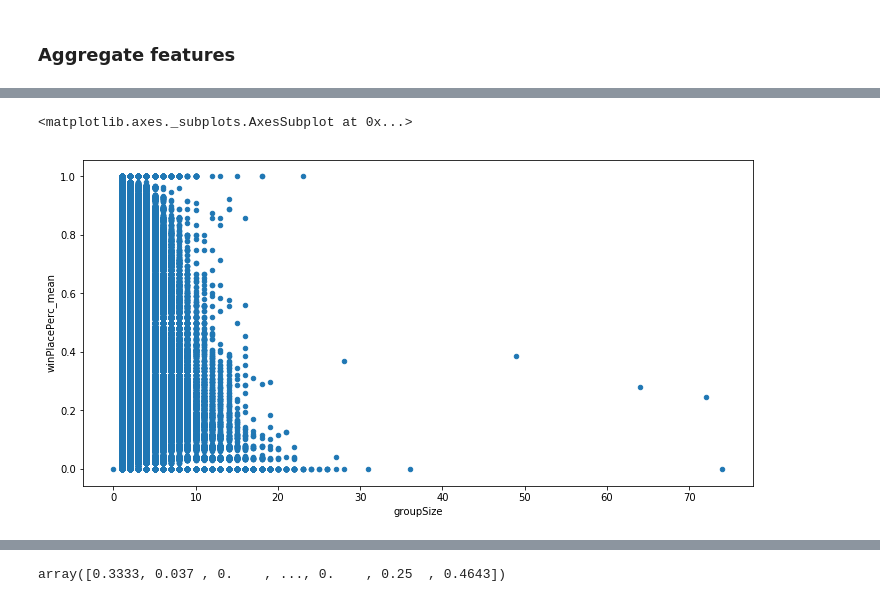
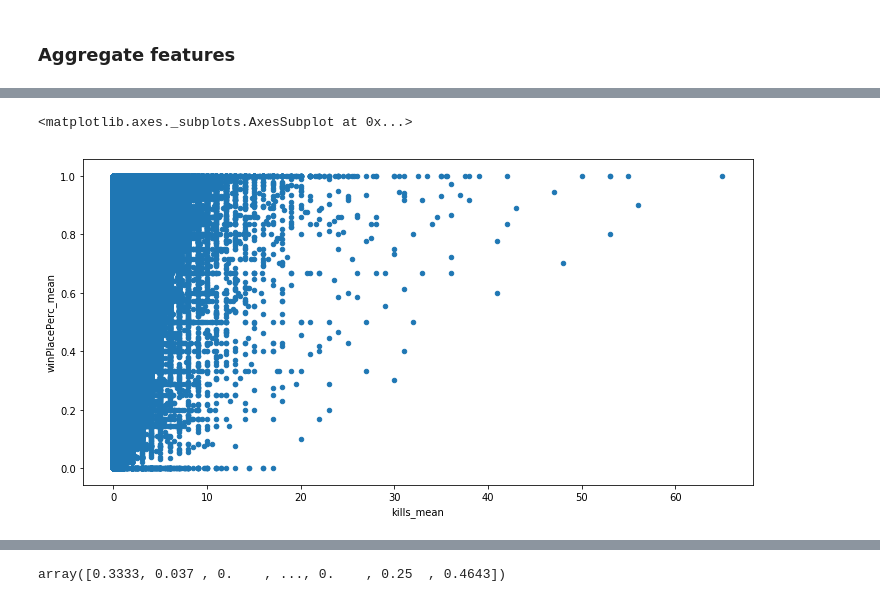
Before and after one commit to asafam/kaggle-pubg, a Jupyter notebook: nn_pubg_solution.ipynb, the cells around one changed output, grey strips where cells are left out. Cells and saved outputs as stored; diff of their text form; code cells hidden in the pictures.

```diff
--- a/nn_pubg_solution.ipynb
+++ b/nn_pubg_solution.ipynb
@@ -141,5 +220,5 @@ raw_train_data[raw_train_data['matchId'] == '41a634f62f86b7']
 # %%
-features = list(raw_train_data.drop(['Id', 'matchId', 'groupId', 'matchType'], axis=1).columns)
+features = list(train_data.drop(['Id', 'matchId', 'groupId', 'matchType', 'matchTypeMode', 'matchTypePerspective'], axis=1).columns)
 features
 # %% [output]
 ['assists',
@@ -164,8 +247,12 @@ features
 # %%
-aggs = {}
+AGGS = {}
 for feature in features:
-    aggs[feature] = ['count', 'mean'] if feature in ['winPlacePerc'] else ['mean', 'std', 'max', 'min']
+    AGGS[feature] = ['count', 'mean'] if feature in ['winPlacePerc'] else ['mean', 'std', 'max', 'min']
 
-train_data = raw_train_data.groupby(['matchId', 'groupId', 'matchType'], as_index=False).agg(aggs)
-train_data.head(5)
+def get_groups_data(data, aggs=AGGS):
+    return data.groupby(['matchId', 'groupId', 'matchType', 'matchTypeMode', 'matchTypePerspective'], as_index=False).agg(aggs)
+
+
+agg_train_data = get_groups_data(train_data)
+agg_train_data.head(5)
 # %% [output]
@@ -179,4 +268,4 @@ train_data.head(5)
 # %%
-train_data.columns = ['_'.join(t).rstrip('_') if t != ('winPlacePerc', 'count') else 'groupSize'  for t in train_data.columns.values]
-train_data.head(25)
+agg_train_data.columns = ['_'.join(t).rstrip('_') if t != ('winPlacePerc', 'count') else 'groupSize'  for t in agg_train_data.columns.values]
+agg_train_data.head(10)
 # %% [output]
@@ -239,5 +307,5 @@ train_data[train_data['matchId'] == '3e029737889ce9']
 # %%
-train_data.plot.scatter(x='groupSize', y='winPlacePerc_mean', figsize=(12, 6))
+agg_train_data.plot.scatter(x='kills_mean', y='winPlacePerc_mean', figsize=(12, 6))
 # %% [output]
 <matplotlib.axes._subplots.AxesSubplot at 0x...>
-[figure, old version]
+[figure, new version]
```
Also changed, not shown: parts of 22 cells of this notebook.
